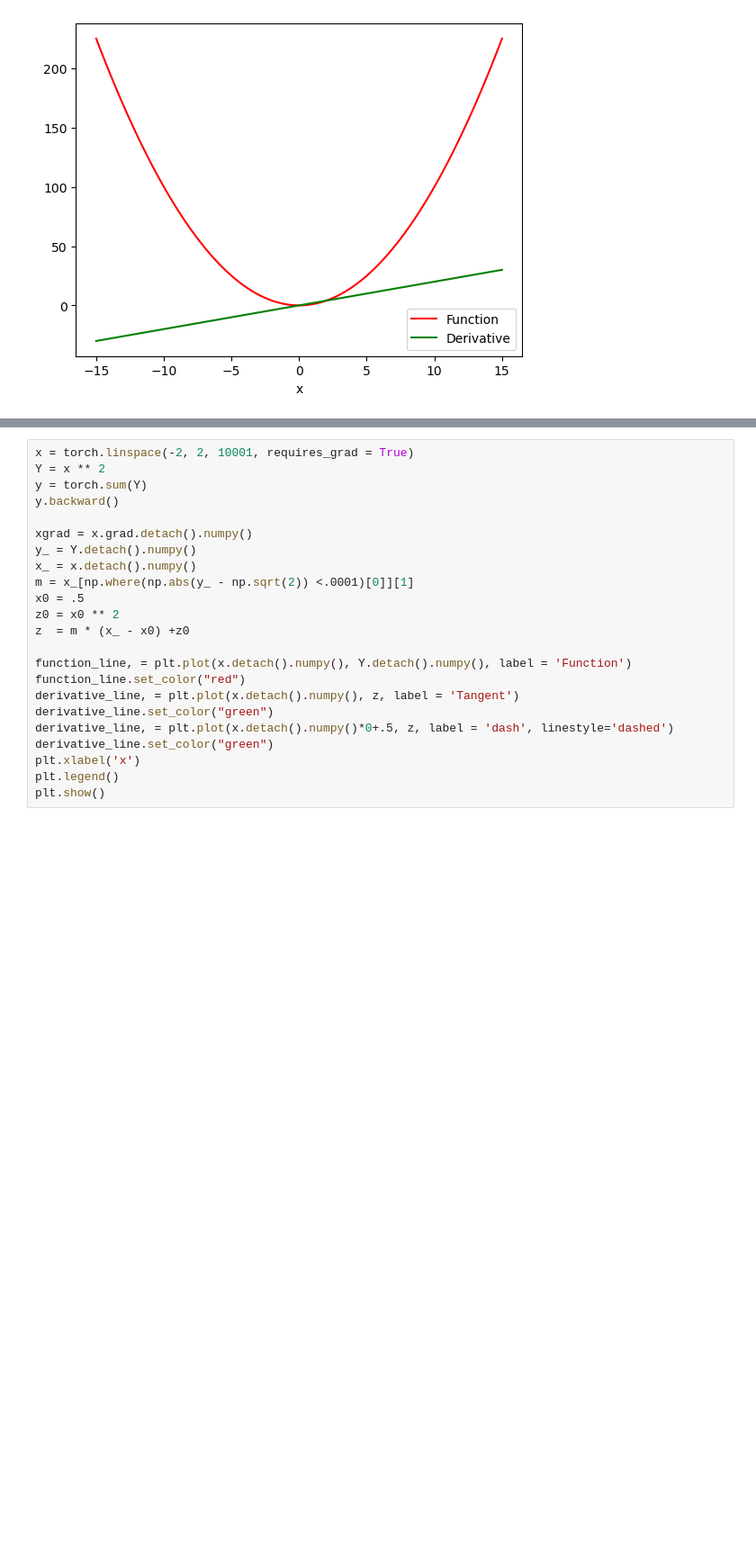
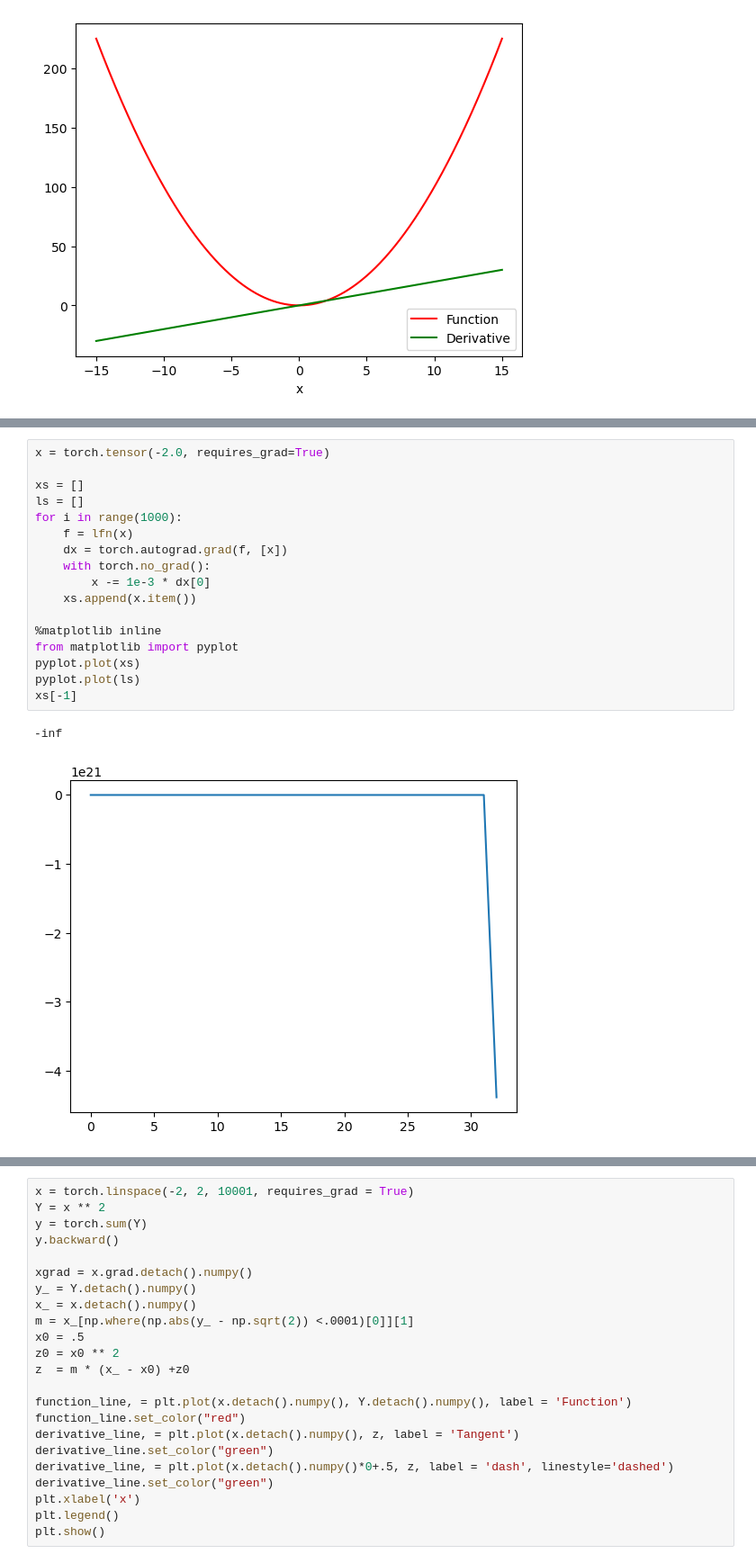
Before and after one commit to zmadscientist/CalculusProblemsPyTorch, a Jupyter notebook: CalculatingDerivativesPyTorch.ipynb, the cells around one changed output, grey strips where cells are left out. Shown: that part at 90% size. Cells and saved outputs as stored; diff of their text form; blank space fills up the shorter version.

```diff
--- a/CalculatingDerivativesPyTorch.ipynb
+++ b/CalculatingDerivativesPyTorch.ipynb
@@ -27,0 +54,20 @@ plt.show()
+# %%
+x = torch.tensor(-2.0, requires_grad=True)
+
+xs = []
+ls = []
+for i in range(1000):
+    f = lfn(x)
+    dx = torch.autograd.grad(f, [x])
+    with torch.no_grad():
+        x -= 1e-3 * dx[0]
+    xs.append(x.item())
+
+%matplotlib inline
+from matplotlib import pyplot
+pyplot.plot(xs)
+pyplot.plot(ls)
+xs[-1]
+# %% [output]
+-inf
+[figure, added]
```
Also changed, not shown: parts of 8 cells of this notebook.
